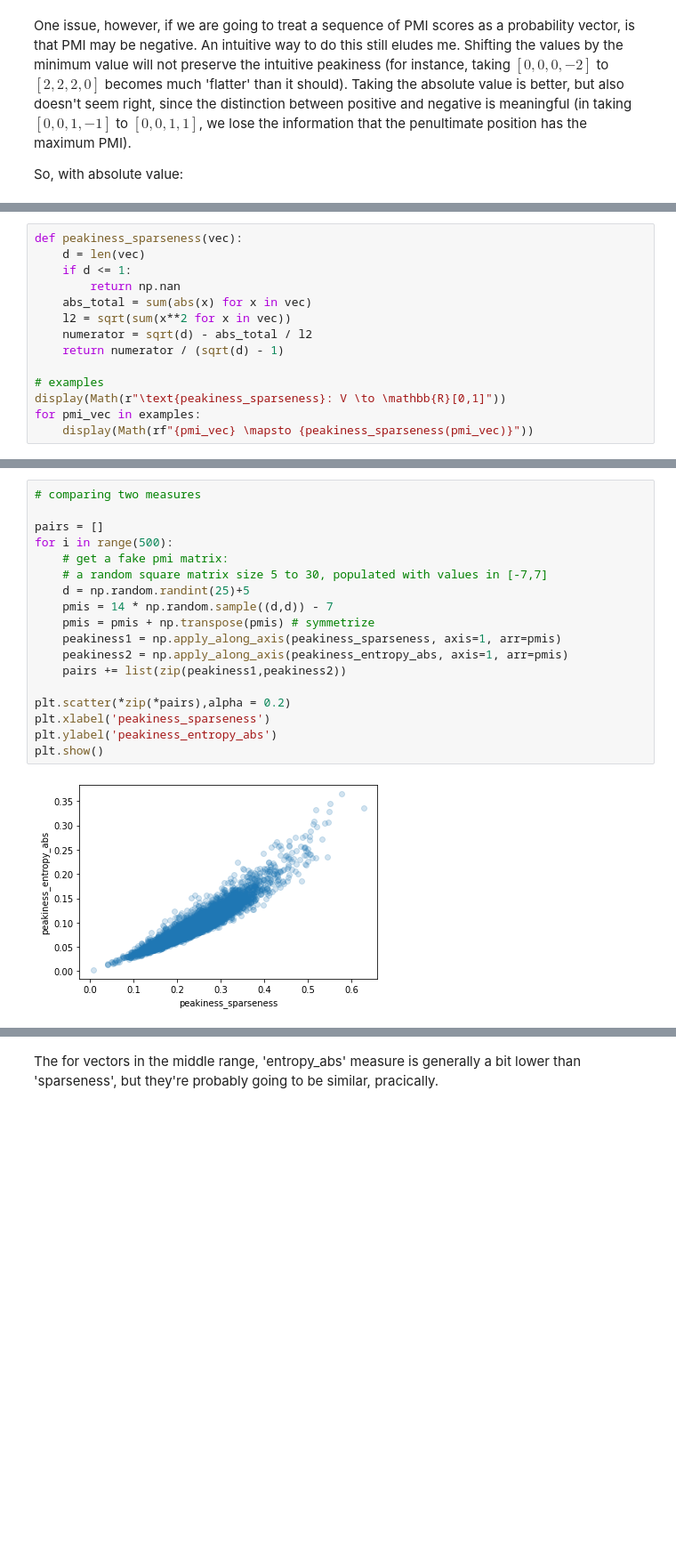
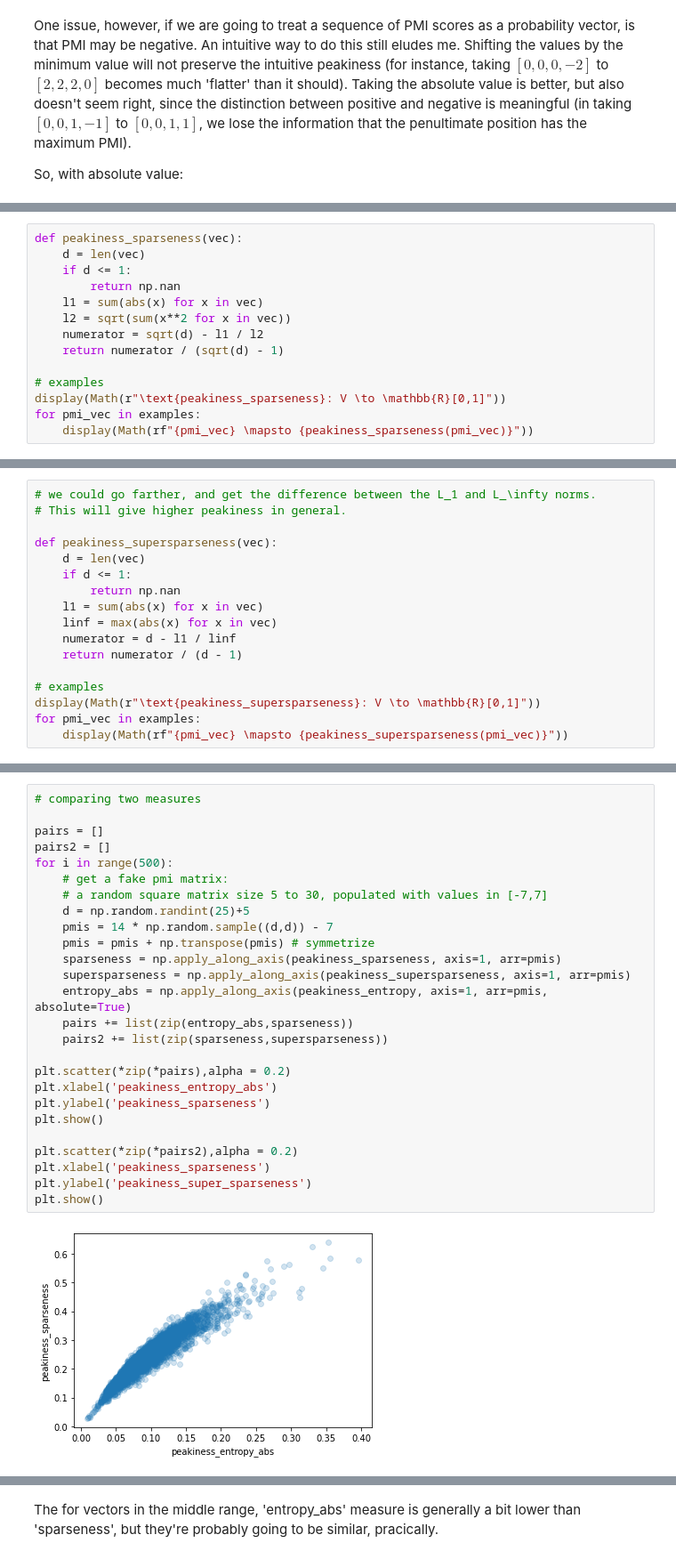
Before and after one commit to postylem/pmi-dependencies, a Jupyter notebook: peakiness.ipynb, the cells around one changed output, grey strips where cells are left out. Shown at 89% size. Saved outputs shown, nothing was run; the diff lists cells and outputs as text; blank space fills up the shorter version.

```diff
--- a/peakiness.ipynb
+++ b/peakiness.ipynb
@@ -114,9 +114,9 @@ def peakiness_sparseness(vec):
     d = len(vec)
     if d <= 1:
         return np.nan
-    abs_total = sum(abs(x) for x in vec)
+    l1 = sum(abs(x) for x in vec)
     l2 = sqrt(sum(x**2 for x in vec))
-    numerator = sqrt(d) - abs_total / l2
+    numerator = sqrt(d) - l1 / l2
     return numerator / (sqrt(d) - 1)
 
 # examples
@@ -137,3 +137,20 @@ $\displaystyle [] \mapsto nan$
 $\displaystyle [0, 1, 1] \mapsto 0.4341737512063022$
 $\displaystyle [0, 1, 1, 0, 0] \mapsto 0.664894188739579$
 $\displaystyle [0, 1, 1, 0, 0, 0, 0, 0, 0] \mapsto 0.7928932188134525$
+# %%
+# we could go farther, and get the difference between the L_1 and L_\infty norms.
+# This will give higher peakiness in general.
+
+def peakiness_supersparseness(vec):
+    d = len(vec)
+    if d <= 1:
+        return np.nan
+    l1 = sum(abs(x) for x in vec)
+    linf = max(abs(x) for x in vec)
+    numerator = d - l1 / linf
+    return numerator / (d - 1)
+
+# examples
+display(Math(r"\text{peakiness_supersparseness}: V \to \mathbb{R}[0,1]"))
+for pmi_vec in examples:
+    display(Math(rf"{pmi_vec} \mapsto {peakiness_supersparseness(pmi_vec)}"))
@@ -140,20 +171,28 @@ $\displaystyle [0, 1, 1, 0, 0, 0, 0, 0, 0] \mapsto 0.7928932188134525$
 # %%
 # comparing two measures
 
 pairs = []
+pairs2 = []
 for i in range(500):
     # get a fake pmi matrix:
     # a random square matrix size 5 to 30, populated with values in [-7,7]
     d = np.random.randint(25)+5
     pmis = 14 * np.random.sample((d,d)) - 7
     pmis = pmis + np.transpose(pmis) # symmetrize
-    peakiness1 = np.apply_along_axis(peakiness_sparseness, axis=1, arr=pmis)
-    peakiness2 = np.apply_along_axis(peakiness_entropy_abs, axis=1, arr=pmis)
-    pairs += list(zip(peakiness1,peakiness2))
+    sparseness = np.apply_along_axis(peakiness_sparseness, axis=1, arr=pmis)
+    supersparseness = np.apply_along_axis(peakiness_supersparseness, axis=1, arr=pmis)
+    entropy_abs = np.apply_along_axis(peakiness_entropy, axis=1, arr=pmis, absolute=True)
+    pairs += list(zip(entropy_abs,sparseness))
+    pairs2 += list(zip(sparseness,supersparseness))
 
 plt.scatter(*zip(*pairs),alpha = 0.2)
+plt.xlabel('peakiness_entropy_abs')
+plt.ylabel('peakiness_sparseness')
+plt.show()
+
+plt.scatter(*zip(*pairs2),alpha = 0.2)
 plt.xlabel('peakiness_sparseness')
-plt.ylabel('peakiness_entropy_abs')
+plt.ylabel('peakiness_super_sparseness')
 plt.show()
 # %% [output]
-[figure, old version]
+[figure, new version]
```
Also changed, not shown: parts of 32 cells of this notebook.
